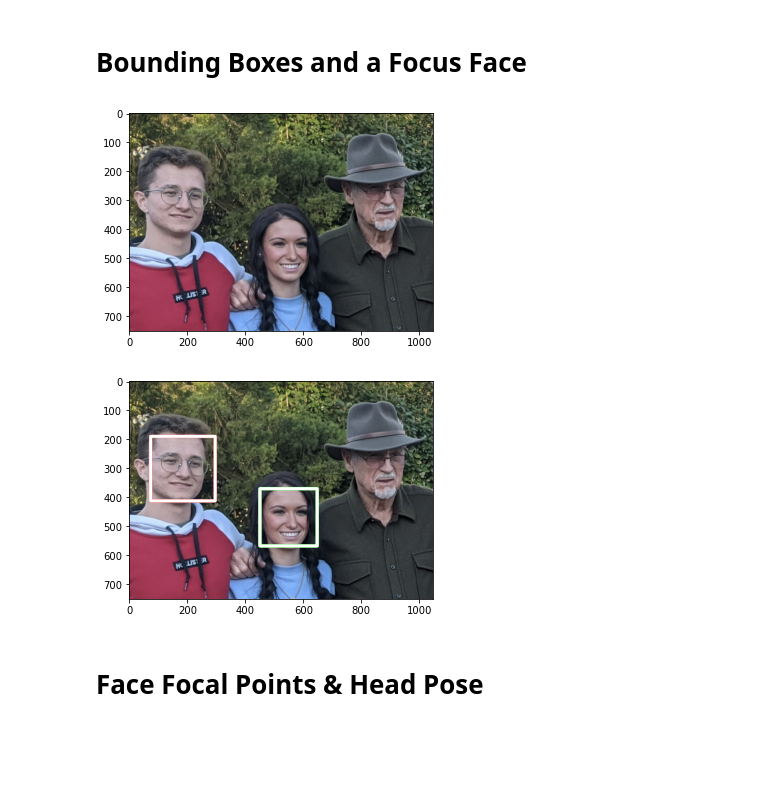
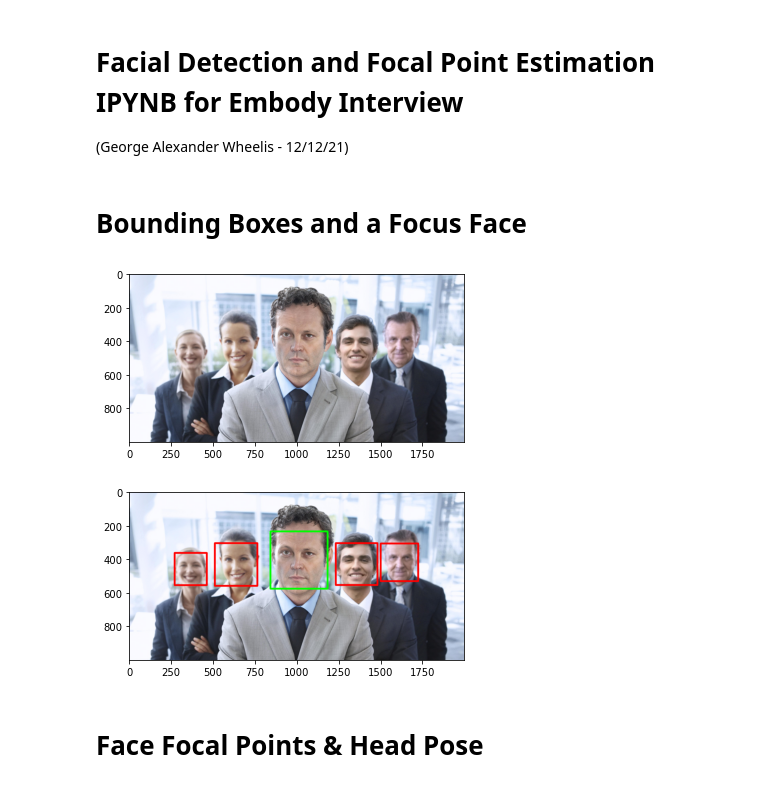
Before and after one commit to awheelis/Example_Interview_Project, a Jupyter notebook: face_detection.ipynb, the cells around one changed output. Cells and saved outputs as stored; diff of their text form; code cells hidden in the pictures; blank space fills up the shorter version.

```diff
--- a/face_detection.ipynb
+++ b/face_detection.ipynb
@@ -17 +1,4 @@ import dlib
+# %% [markdown]
+# Facial Detection and Focal Point Estimation IPYNB for Embody Interview
+(George Alexander Wheelis - 12/12/21)
 # %%
@@ -32,25 +83,25 @@ import numpy as np
 # %%
 # pull a test image, read it, and show it.
 imgs = glob.glob("/Users/alex_wheelis/Downloads/test_imgs/*")
-sel_img = imgs[11]
+sel_img = imgs[3]
 img_c = io.imread(sel_img)
 test1 = cv2.imread(sel_img)
 #convert the test image to gray image as opencv face detector expects gray images
 gray = cv2.cvtColor(test1, cv2.COLOR_BGR2GRAY)
 plt.imshow(img_c)
 plt.show()
 
 
 # use the opencv face detection module to id faces in pictures
 faceCascade = cv2.CascadeClassifier('haarcascade_frontalface_default.xml')
 faces = faceCascade.detectMultiScale(
 gray,
 scaleFactor=1.1,
 minNeighbors=5,
 flags=cv2.CASCADE_SCALE_IMAGE
 )
 # %% [output]
-[figure, old version]
+[figure, new version]
 # %%
 """
 1) function to figure out if bounding box is useful (based off of 80% of the img area and the area of the bbox)
@@ -73,6 +124,12 @@ def bb_box_useful(pic_dims, bbox):
     bbox_area = bbox[2] * bbox[3]
     return bbox_area > (pic_area * .01)
 # %%
+new_faces = []
+for face in faces:
+
+    if (bb_box_useful(img_c.shape, face)):
+        new_faces.append(face)
+
 
 faces = np.array(new_faces)
 # face[i] = (x, y, w, h)
@@ -106,6 +163,6 @@ for i, (x, y, w, h) in enumerate(faces):
 plt.imshow(img_c)
 plt.show()
 # %% [output]
-[figure, old version]
+[figure, new version]
 # %% [markdown]
 # Face Focal Points & Head Pose
```
Also changed, not shown: parts of 8 cells of this notebook.
